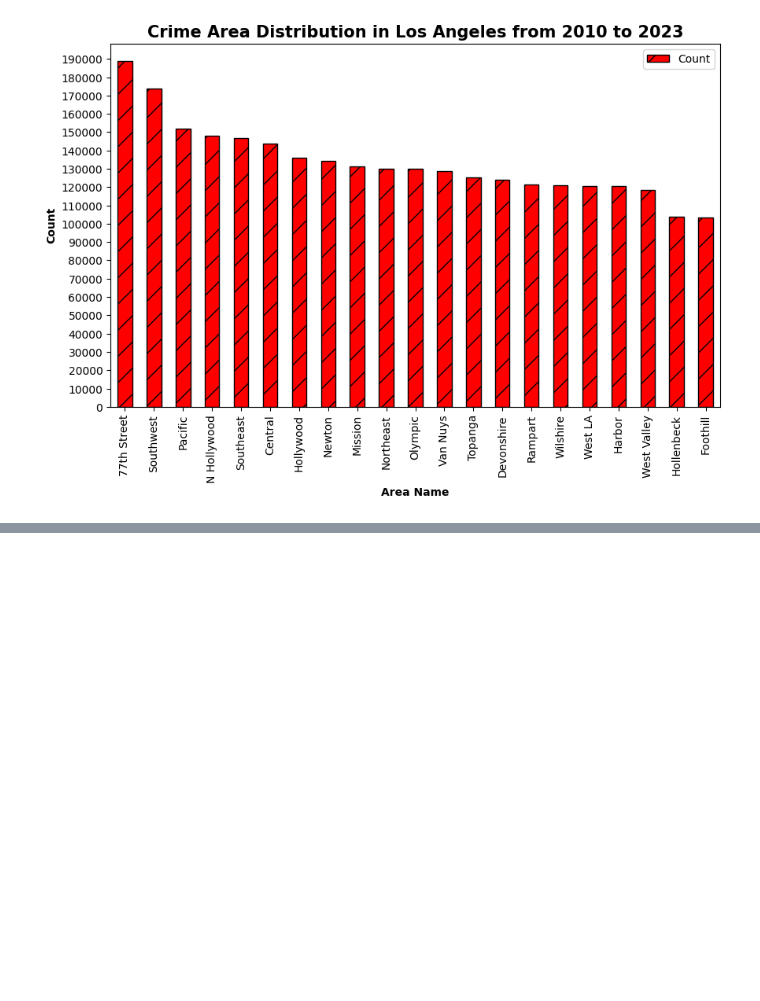
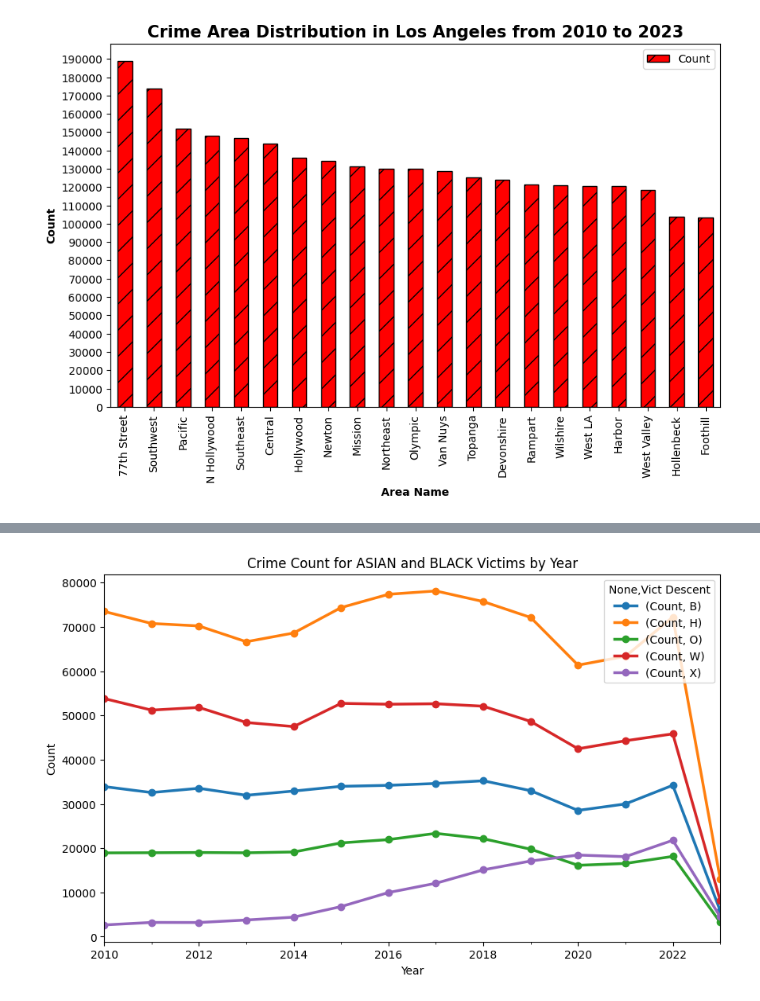
Before and after one commit to nidula/Analysing-Crime-Data-LA, a Jupyter notebook: Crime_Data_Analysis.ipynb, the cells around one changed output, grey strips where cells are left out. Saved outputs shown, nothing was run; the diff lists cells and outputs as text; code cells hidden in the pictures; blank space fills up the shorter version.

```diff
--- a/Crime_Data_Analysis.ipynb
+++ b/Crime_Data_Analysis.ipynb
@@ -336,0 +412,17 @@ plt.show()
+# %%
+import pandas as pd
+
+# assuming that 'df' is the DataFrame with the date column to split
+date_col = 'DATE_OCC_str'  # set the name of the date column here
+
+# split the date column into year, month, and day columns
+crime_df[['Year', 'Month', 'Day']] = crime_df[date_col].str.split('-', expand=True)
+
+# convert the year, month, and day columns to the desired data type
+crime_df['Year'] = pd.to_numeric(crime_df['Year'])
+crime_df['Month'] = pd.to_numeric(crime_df['Month'])
+crime_df['Day'] = pd.to_numeric(crime_df['Day'])
+# %%
+count = crime_df.groupby(['Year', 'Vict Descent']).size().reset_index(name='Count')
+vict_table = pd.DataFrame(count)
+print(vict_table)
@@ -336,0 +463,27 @@ plt.show()
+# %%
+import pandas as pd
+import matplotlib.pyplot as plt
+
+# assuming that 'vict_table' is the DataFrame containing the data
+vict_table['Year'] = pd.to_datetime(vict_table['Year'], format='%Y')
+
+# filter the DataFrame to get only the rows with 'Vict Descent' values 'ASIAN' and 'BLACK'
+vict_table_filtered = vict_table.loc[vict_table['Vict Descent'].isin(['H','W','B','O','X']), ['Year', 'Vict Descent', 'Count']].set_index(['Year', 'Vict Descent'])
+
+# pivot the filtered DataFrame to get separate columns for each 'Vict Descent' value
+vict_table_pivot = vict_table_filtered.unstack()
+
+# plot the pivoted data in a line graph
+ax = vict_table_pivot.plot(kind='line', figsize=(10,6), linewidth=2.5, marker='o', markersize=6)
+
+# set the x-axis and y-axis labels
+ax.set_xlabel('Year')
+ax.set_ylabel('Count')
+
+# set the plot title
+ax.set_title('Crime Count for ASIAN and BLACK Victims by Year')
+
+# show the plot
+plt.show()
+# %% [output]
+[figure, added]
```
Also changed, not shown: parts of 8 cells of this notebook.
